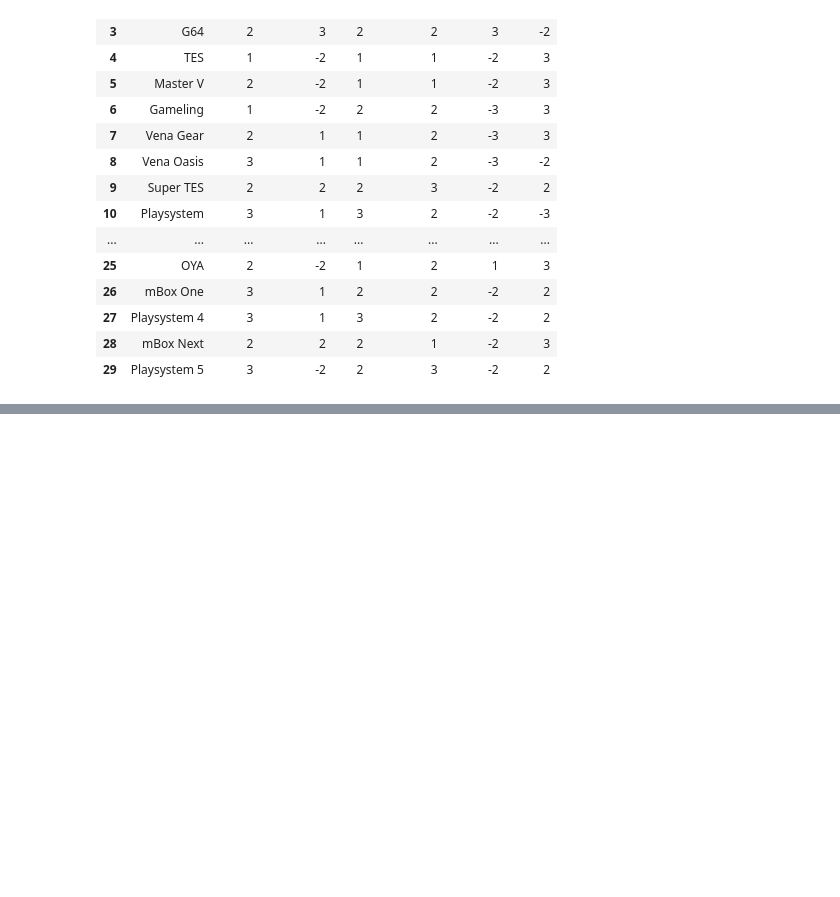
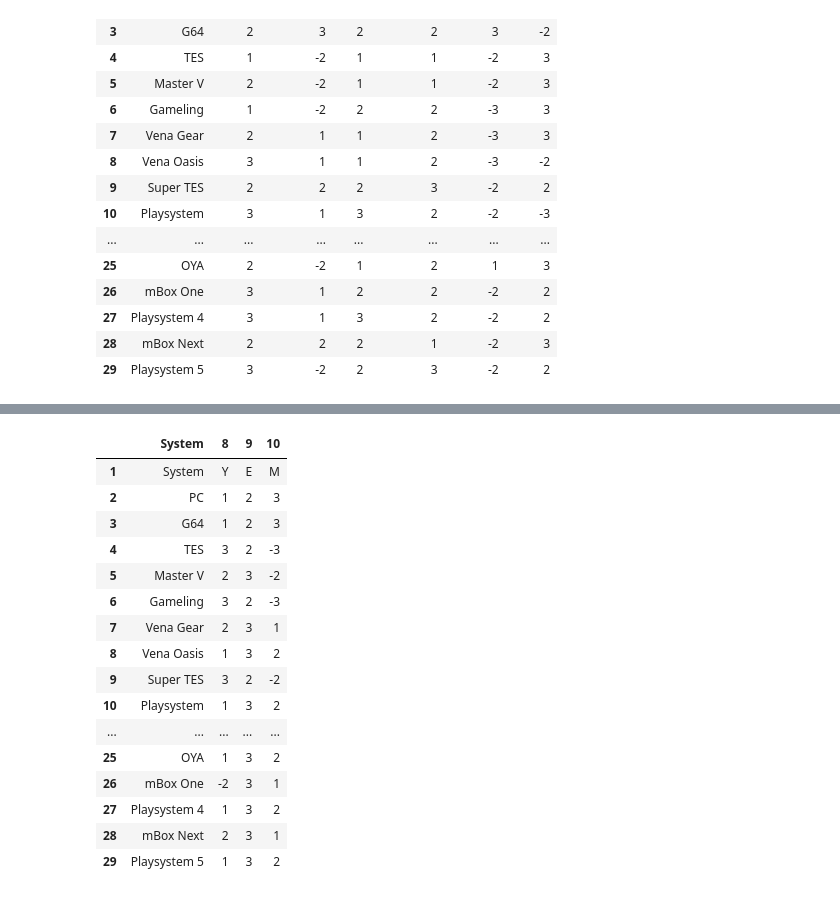
Before and after one commit to narz0001/Game-Release-Tool---Game-Dev-Tycoon-Steam, a Jupyter notebook: combination-picker.ipynb, the cells around one changed output, grey strips where cells are left out. Cells and saved outputs as stored; diff of their text form; code cells hidden in the pictures; blank space fills up the shorter version.

```diff
--- a/combination-picker.ipynb
+++ b/combination-picker.ipynb
@@ -128,0 +184,20 @@ systems_audience.to_csv("systems_audience.csv")
+# %%
+systems_audience
+# %% [output]
+|  | System | 8 | 9 | 10 |
+| 1 | System | Y | E | M |
+| 2 | PC | 1 | 2 | 3 |
+| 3 | G64 | 1 | 2 | 3 |
+| 4 | TES | 3 | 2 | -3 |
+| 5 | Master V | 2 | 3 | -2 |
+| 6 | Gameling | 3 | 2 | -3 |
+| 7 | Vena Gear | 2 | 3 | 1 |
+| 8 | Vena Oasis | 1 | 3 | 2 |
+| 9 | Super TES | 3 | 2 | -2 |
+| 10 | Playsystem | 1 | 3 | 2 |
+| ... | ... | ... | ... | ... |
+| 25 | OYA | 1 | 3 | 2 |
+| 26 | mBox One | -2 | 3 | 1 |
+| 27 | Playsystem 4 | 1 | 3 | 2 |
+| 28 | mBox Next | 2 | 3 | 1 |
+| 29 | Playsystem 5 | 1 | 3 | 2 |
```
Also changed, not shown: parts of 9 cells of this notebook, 4 other files.
